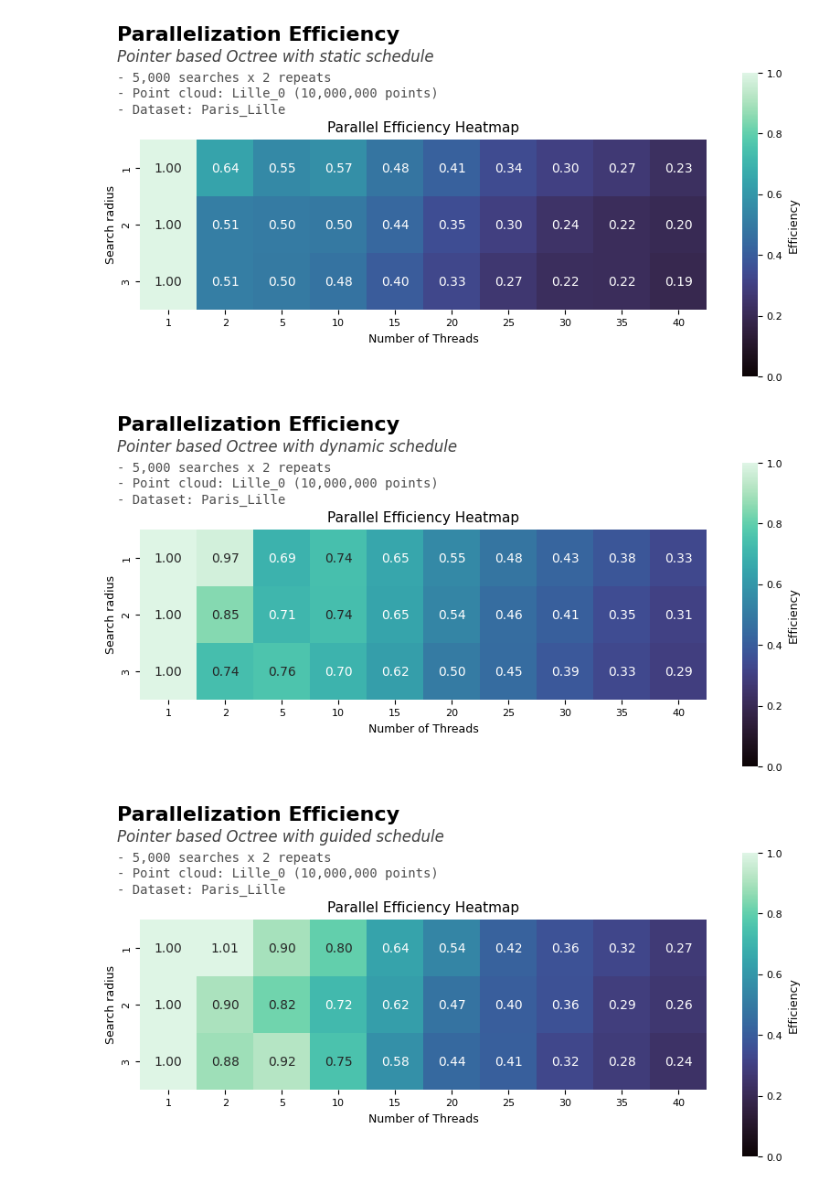
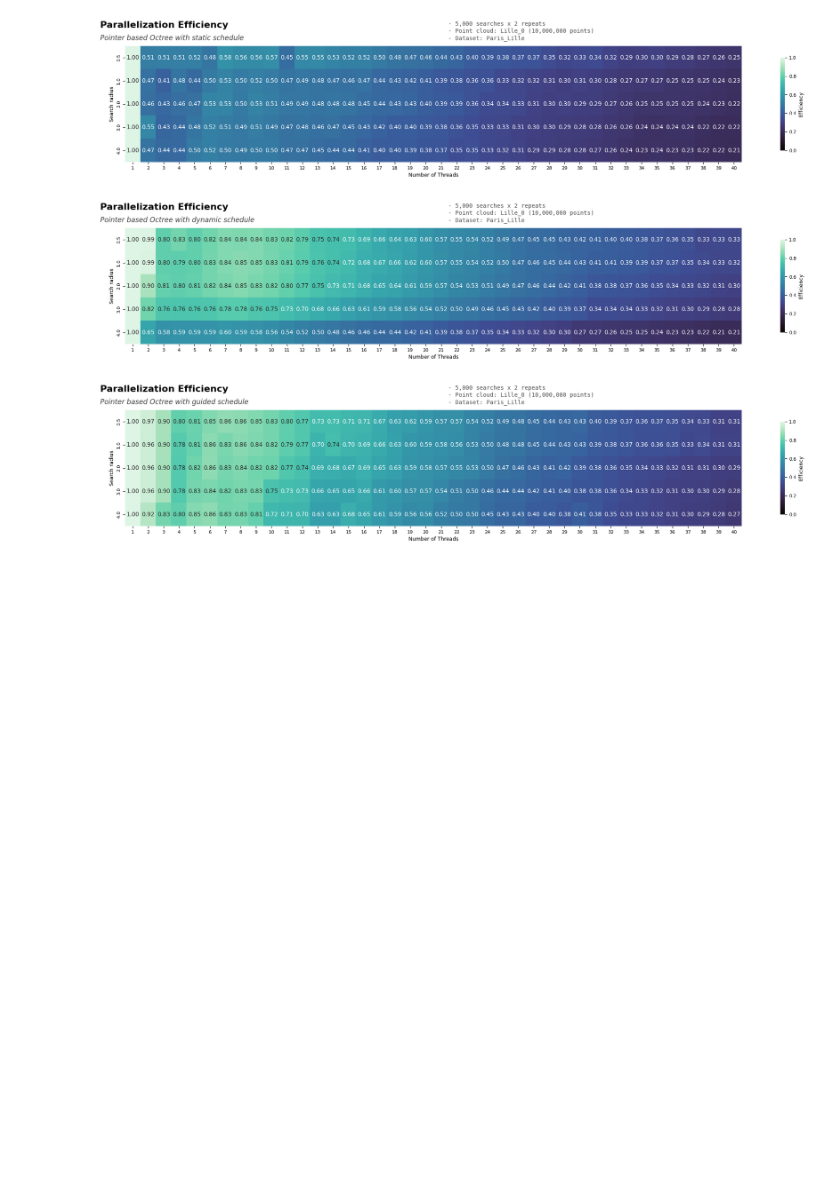
Before and after one commit to manuramazz/octrees-coordenadas-polares, a Jupyter notebook: benchmark_plots.ipynb, the cells around one changed output. Drawn from its saved outputs; the diff is of its cells as text; code cells hidden in the pictures; blank space fills up the shorter version.

Commit message:
output parallelization plots

```diff
--- a/benchmark_plots.ipynb
+++ b/benchmark_plots.ipynb
@@ -87,13 +87,13 @@ plt.rcParams.update({
 })
 # %%
 # Some aux. functions for plot information
-def add_execution_details(cloud, dataset, searches, repeats, points, fig, h_ex=0.93):
+def add_execution_details(cloud, dataset, searches, repeats, points, fig, h_ex=0.93, h_left = 0.10):
     execution_details = [
         f"- {searches:,} searches x {repeats:,} repeats",
         f"- Point cloud: {cloud} ({points:,} points)",
         f"- Dataset: {dataset}",
     ]
-    fig.text(0.10, h_ex,
+    fig.text(h_left, h_ex,
             '\n'.join(execution_details),
             fontfamily='monospace',
             color='#505050',
@@ -795,7 +795,7 @@ fig = plot_avg_result_sizes_log(ALL_CLOUDS, "Sphere", ["neighSearchStruct", "nei
 fig = plot_avg_result_sizes_log(ALL_CLOUDS, "Sphere", ["numNeighSearch"], "Num. of neighbors search")
 # %%
 import seaborn as sns
-def octree_parallelization(cloud, dataset, openmp_schedule, octree, data_path):
+def octree_parallelization(cloud, dataset, openmp_schedule, octree, data_path, annotated=False):
     df = get_dataset_file(cloud, "latest", data_path)
     df = df[(df["openmp_schedule"] == openmp_schedule) & (df["octree"] == octree)][["num_searches", "repeats", "npoints", "radius", "mean", "openmp_threads"]]
     # Extract ntreads=1 baseline
@@ -806,34 +806,32 @@ def octree_parallelization(cloud, dataset, openmp_schedule, octree, data_path):
     df["efficiency"] = df["T1"] / (df["openmp_threads"] * df["mean"])
     # Pivot and get the efficiency matrix
     efficiency_matrix = df.pivot(index="radius", columns="openmp_threads", values="efficiency")
-    fig, ax = plt.subplots(figsize=(10, 5))
-    sns.heatmap(efficiency_matrix, cmap="mako", annot=True, fmt=".2f", linewidths=0,
+    figsize = (24, 4) if annotated else (12, 4)
+    fig, ax = plt.subplots(figsize=figsize, gridspec_kw={'top': 0.75})
+    sns.heatmap(efficiency_matrix, cmap="mako", annot=annotated, fmt=".2f", linewidths=0,
                 vmin=0, vmax=1,
                 cbar_kws={'label': 'Efficiency', 'shrink': 0.8}, # Add the shrink parameter
-                square=True, ax=ax)
+                ax=ax)
     plt.subplots_adjust(bottom=0.05)
     # Labels and title
     ax.set_xlabel("Number of Threads")
     ax.set_ylabel("Search radius")
-    ax.set_title("Parallel Efficiency Heatmap")
 
     add_title_subtitle(r"Parallelization Efficiency",
                        f"{'Pointer based Octree' if octree == 'Octree' else 'Linear octree'} with {openmp_schedule} schedule",
-                       fig, 0.9, 0.85)
-    # The number of searches, repeats and points in the dataframe are in every row of the csv
+                       fig, 0.9, 0.82)
     nsearches = df['num_searches'].iloc[0]
     nrepeats = df['repeats'].iloc[0]
     npoints = df['npoints'].iloc[0]
-    add_execution_details(cloud, dataset, nsearches, nrepeats, npoints, fig, 0.8)
-
+    add_execution_details(cloud, dataset, nsearches, nrepeats, npoints, fig, 0.9, 0.45)
     return fig
 # %%
 parallel_data_path = os.path.join(BASE_DATA_PATH, "parallel")
 
-fig1 = octree_parallelization("Lille_0", "Paris_Lille", "static", "Octree", parallel_data_path)
-fig2 = octree_parallelization("Lille_0", "Paris_Lille", "dynamic", "Octree", parallel_data_path)
-fig3 = octree_parallelization("Lille_0", "Paris_Lille", "guided", "Octree", parallel_data_path)
-fig4 = octree_parallelization("Lille_0", "Paris_Lille", "static", "LinearOctree", parallel_data_path)
-fig5 = octree_parallelization("Lille_0", "Paris_Lille", "dynamic", "LinearOctree", parallel_data_path)
-fig6 = octree_parallelization("Lille_0", "Paris_Lille", "guided", "LinearOctree", parallel_data_path)
+fig1 = octree_parallelization("Lille_0", "Paris_Lille", "static", "Octree", parallel_data_path, True)
+fig2 = octree_parallelization("Lille_0", "Paris_Lille", "dynamic", "Octree", parallel_data_path, True)
+fig3 = octree_parallelization("Lille_0", "Paris_Lille", "guided", "Octree", parallel_data_path, True)
+fig4 = octree_parallelization("Lille_0", "Paris_Lille", "static", "LinearOctree", parallel_data_path, True)
+fig5 = octree_parallelization("Lille_0", "Paris_Lille", "dynamic", "LinearOctree", parallel_data_path, True)
+fig6 = octree_parallelization("Lille_0", "Paris_Lille", "guided", "LinearOctree", parallel_data_path, True)
 # %% [output]
@@ -846,3 +844,3 @@ Loading latest file: out/parallel/Lille_0/Lille_0-2025-03-13-11:19:52.csv
-[figure, old version]
+[figure, new version]
-[figure, old version]
+[figure, new version]
-[figure, old version]
+[figure, new version]
```
Also changed, not shown: parts of 3 cells of this notebook, 31 other files.
